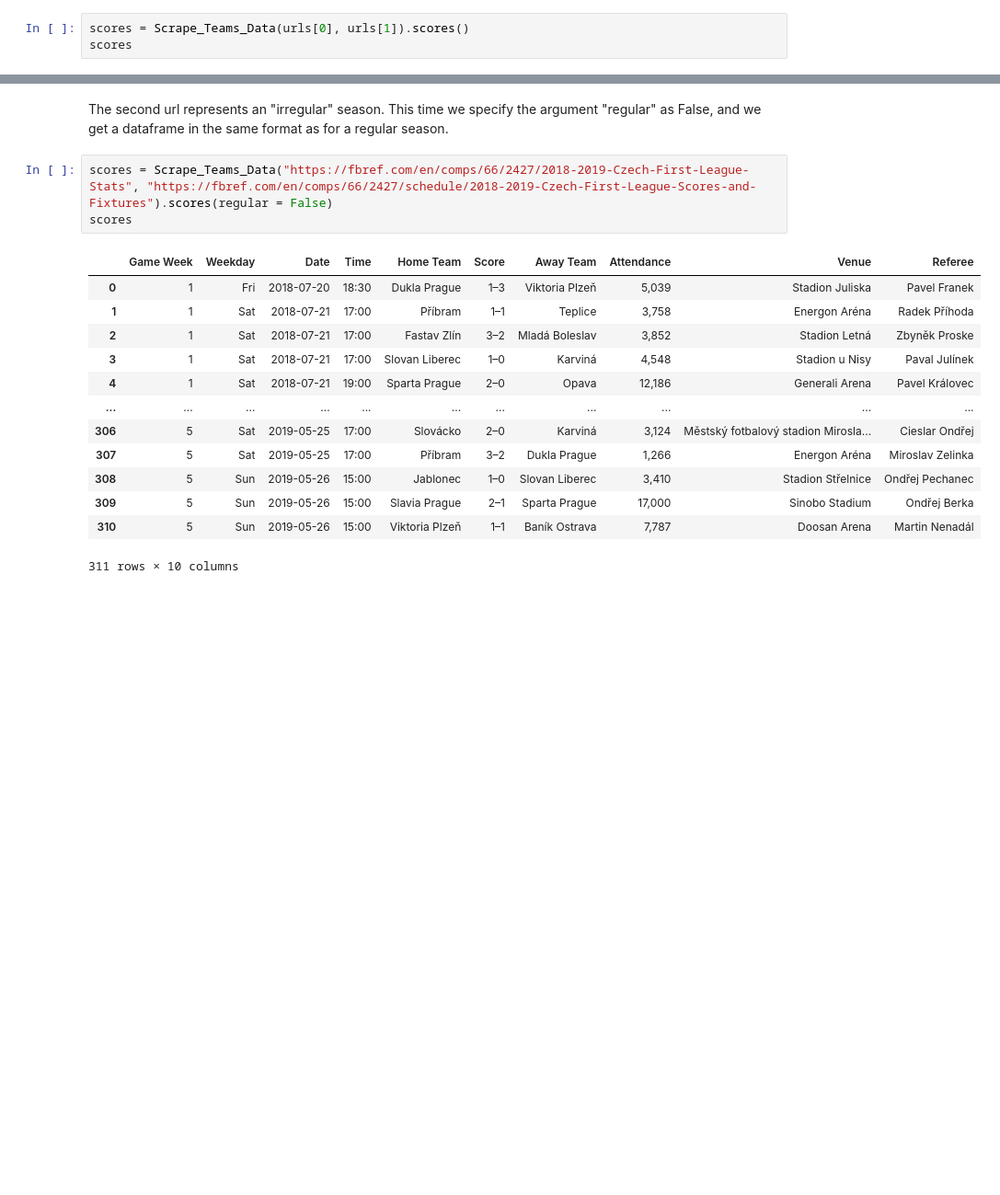
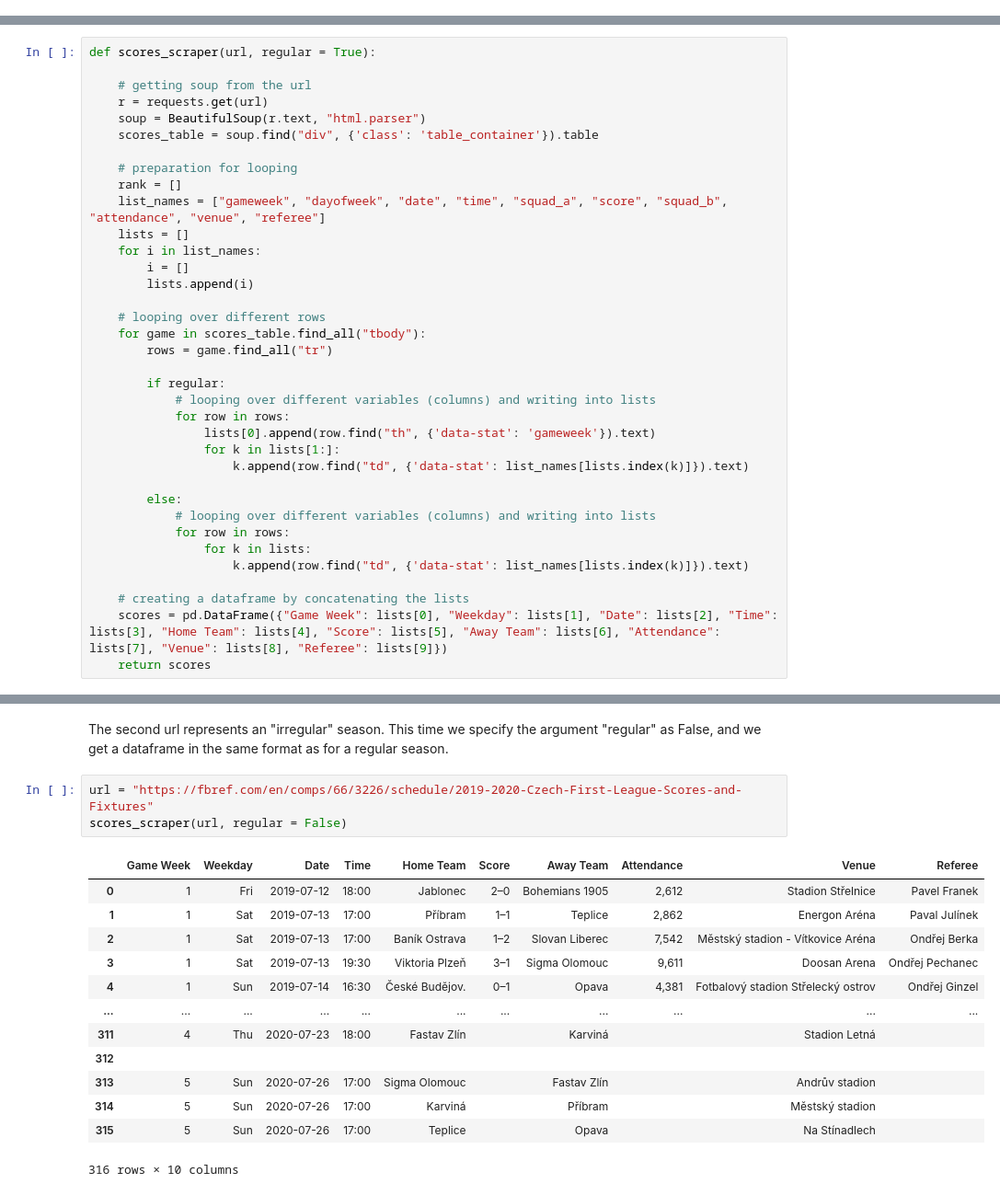
Before and after one commit to Johnymancvrk/Czech-Football-League, a Jupyter notebook: Teams_Table&Scores_Scraper.ipynb, the cells around one changed output, grey strips where cells are left out. Shown: that part at 92% size. Cells and saved outputs as stored; diff of their text form; blank space fills up the shorter version.

Commit message:
Edited teams scraper

```diff
--- a/Teams_Table&Scores_Scraper.ipynb
+++ b/Teams_Table&Scores_Scraper.ipynb
@@ -149,3 +70,0 @@ Now, we call the fucntion "scores" on the same class. The season was regular, wh
-# %%
-scores = Scrape_Teams_Data(urls[0], urls[1]).scores()
-scores
@@ -165,0 +71,36 @@ scores
+# %%
+def scores_scraper(url, regular = True):
+
+    # getting soup from the url
+    r = requests.get(url)
+    soup = BeautifulSoup(r.text, "html.parser")
+    scores_table = soup.find("div", {'class': 'table_container'}).table
+
+    # preparation for looping
+    rank = []
+    list_names = ["gameweek", "dayofweek", "date", "time", "squad_a", "score", "squad_b", "attendance", "venue", "referee"]
+    lists = []
+    for i in list_names:
+        i = []
+        lists.append(i)
+
+    # looping over different rows
+    for game in scores_table.find_all("tbody"):
+        rows = game.find_all("tr")
+
+        if regular:
+            # looping over different variables (columns) and writing into lists
+            for row in rows:
+                lists[0].append(row.find("th", {'data-stat': 'gameweek'}).text)
+                for k in lists[1:]:
+                    k.append(row.find("td", {'data-stat': list_names[lists.index(k)]}).text)
+
+        else:
+            # looping over different variables (columns) and writing into lists
+            for row in rows:
+                for k in lists:
+                    k.append(row.find("td", {'data-stat': list_names[lists.index(k)]}).text)
+
+    # creating a dataframe by concatenating the lists
+    scores = pd.DataFrame({"Game Week": lists[0], "Weekday": lists[1], "Date": lists[2], "Time": lists[3], "Home Team": lists[4], "Score": lists[5], "Away Team": lists[6], "Attendance": lists[7], "Venue": lists[8], "Referee": lists[9]})
+    return scores
@@ -166,20 +126,20 @@ scores
 # %% [markdown]
 The second url represents an "irregular" season. This time we specify the argument "regular" as False, and we get a dataframe in the same format as for a regular season.
 # %%
-scores = Scrape_Teams_Data("https://fbref.com/en/comps/66/2427/2018-2019-Czech-First-League-Stats", "https://fbref.com/en/comps/66/2427/schedule/2018-2019-Czech-First-League-Scores-and-Fixtures").scores(regular = False)
-scores
+url = "https://fbref.com/en/comps/66/3226/schedule/2019-2020-Czech-First-League-Scores-and-Fixtures"
+scores_scraper(url, regular = False)
 # %% [output]
 |  | Game Week | Weekday | Date | Time | Home Team | Score | Away Team | Attendance | Venue | Referee |
-| 0 | 1 | Fri | 2018-07-20 | 18:30 | Dukla Prague | 1–3 | Viktoria Plzeň | 5,039 | Stadion Juliska | Pavel Franek |
-| 1 | 1 | Sat | 2018-07-21 | 17:00 | Příbram | 1–1 | Teplice | 3,758 | Energon Aréna | Radek Příhoda |
-| 2 | 1 | Sat | 2018-07-21 | 17:00 | Fastav Zlín | 3–2 | Mladá Boleslav | 3,852 | Stadion Letná | Zbyněk Proske |
-| 3 | 1 | Sat | 2018-07-21 | 17:00 | Slovan Liberec | 1–0 | Karviná | 4,548 | Stadion u Nisy | Paval Julínek |
-| 4 | 1 | Sat | 2018-07-21 | 19:00 | Sparta Prague | 2–0 | Opava | 12,186 | Generali Arena | Pavel Královec |
+| 0 | 1 | Fri | 2019-07-12 | 18:00 | Jablonec | 2–0 | Bohemians 1905 | 2,612 | Stadion Střelnice | Pavel Franek |
+| 1 | 1 | Sat | 2019-07-13 | 17:00 | Příbram | 1–1 | Teplice | 2,862 | Energon Aréna | Paval Julínek |
+| 2 | 1 | Sat | 2019-07-13 | 17:00 | Baník Ostrava | 1–2 | Slovan Liberec | 7,542 | Městský stadion - Vítkovice Aréna | Ondřej Berka |
+| 3 | 1 | Sat | 2019-07-13 | 19:30 | Viktoria Plzeň | 3–1 | Sigma Olomouc | 9,611 | Doosan Arena | Ondřej Pechanec |
+| 4 | 1 | Sun | 2019-07-14 | 16:30 | České Budĕjov. | 0–1 | Opava | 4,381 | Fotbalový stadion Střelecký ostrov | Ondřej Ginzel |
 | ... | ... | ... | ... | ... | ... | ... | ... | ... | ... | ... |
-| 306 | 5 | Sat | 2019-05-25 | 17:00 | Slovácko | 2–0 | Karviná | 3,124 | Městský fotbalový stadion Mirosla... | Cieslar Ondřej |
-| 307 | 5 | Sat | 2019-05-25 | 17:00 | Příbram | 3–2 | Dukla Prague | 1,266 | Energon Aréna | Miroslav Zelinka |
-| 308 | 5 | Sun | 2019-05-26 | 15:00 | Jablonec | 1–0 | Slovan Liberec | 3,410 | Stadion Střelnice | Ondřej Pechanec |
-| 309 | 5 | Sun | 2019-05-26 | 15:00 | Slavia Prague | 2–1 | Sparta Prague | 17,000 | Sinobo Stadium | Ondřej Berka |
-| 310 | 5 | Sun | 2019-05-26 | 15:00 | Viktoria Plzeň | 1–1 | Baník Ostrava | 7,787 | Doosan Arena | Martin Nenadál |
+| 311 | 4 | Thu | 2020-07-23 | 18:00 | Fastav Zlín |  | Karviná |  | Stadion Letná |  |
+| 312 |  |  |  |  |  |  |  |  |  |  |
+| 313 | 5 | Sun | 2020-07-26 | 17:00 | Sigma Olomouc |  | Fastav Zlín |  | Andrův stadion |  |
+| 314 | 5 | Sun | 2020-07-26 | 17:00 | Karviná |  | Příbram |  | Městský stadion |  |
+| 315 | 5 | Sun | 2020-07-26 | 17:00 | Teplice |  | Opava |  | Na Stínadlech |  |
-311 rows × 10 columns
+316 rows × 10 columns
 # %% [markdown]
```
Also changed, not shown: parts of 19 cells of this notebook.
